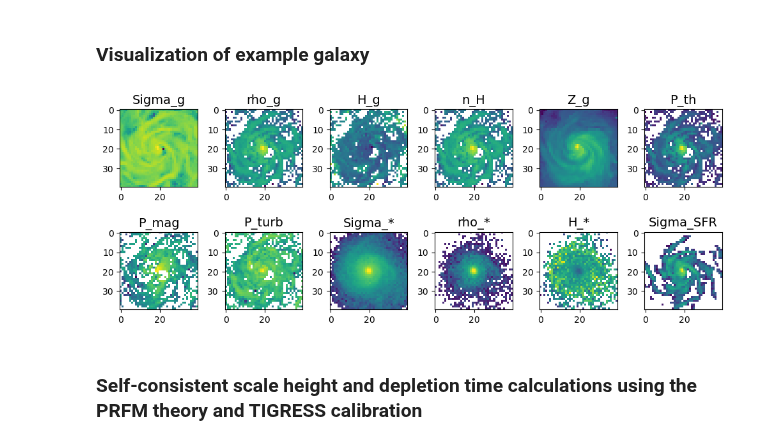
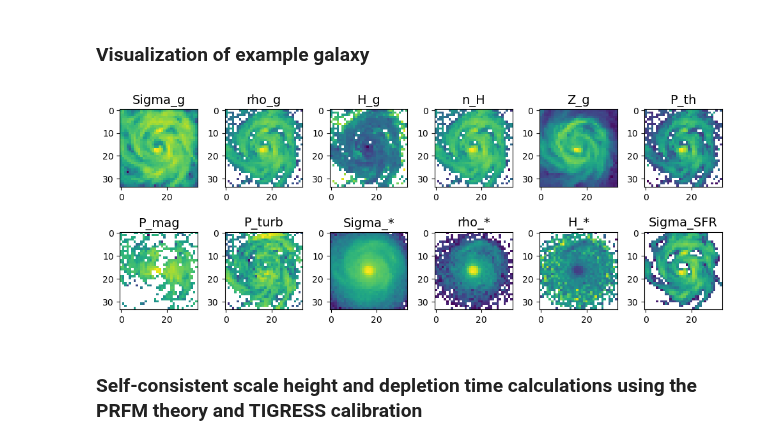
Before and after one commit to changgoo/PRFM, a Jupyter notebook: book/prfm_tng.ipynb, the cells around one changed output. Saved outputs shown, nothing was run; the diff lists cells and outputs as text; code cells hidden in the pictures.

Commit message:
Added TNG example with a reduced data

```diff
--- a/book/prfm_tng.ipynb
+++ b/book/prfm_tng.ipynb
@@ -133,26 +151,25 @@ def get_Hg_equil(Sigma_g, Sigma_star, rho_dm, H_star, sigma_eff):
 # %%
-# Retrieve data for redshift zero
+# Retrieve "reduced" data for redshift zero
+
 redshift = 0
-df = pd.read_pickle(f"../data/all_data_z{redshift}.pkl")
+file_path_selected = f"../data/all_data_z{redshift}_selected.pkl"
+df = pd.read_pickle(file_path_selected)
 # %% [markdown]
 ### Visualization of example galaxy
 # %%
 # display an example galaxy projection
 fig, ax = plt.subplots(2, 6, figsize=(10, 4))
 col_names = list(df.columns)
-gal_ind = (
-    1416
-)  # an example galaxy; can be set randomly, e.g. random.randint(0, len(df))
-
+gal_ind = 606  # a good example; or np.random.randint(0,len(df))
 ind = 0
 for i in range(2):
     for j in range(6):
-        ax[i, j].imshow(np.log10(df[col_names[1:][ind]][gal_ind]))
+        ax[i, j].imshow(np.log10(df[col_names[1:][ind]].iloc[gal_ind]))
         ax[i, j].set_title(col_names[1:][ind], fontsize=14)
         ind += 1
 plt.tight_layout()
 # %% [output]
-[figure, old version]
+[figure, new version]
 # %% [markdown]
 ### Self-consistent scale height and depletion time calculations using the PRFM theory and TIGRESS calibration
 # %%
```
Also changed, not shown: parts of 11 cells of this notebook, 2 other files.
